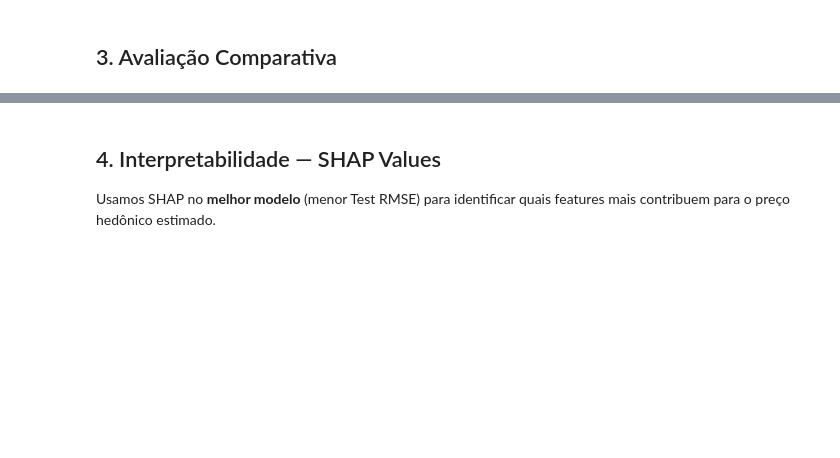
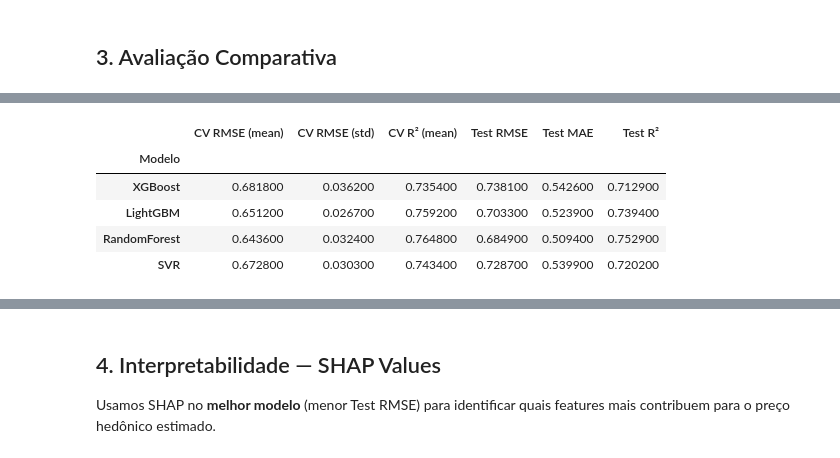
Before and after one commit to leticia-ribeirom/TP-CDAF, a Jupyter notebook: notebooks/etapa1_hedonic_model.ipynb, the cells around one changed output, grey strips where cells are left out. Cells and saved outputs as stored; diff of their text form; code cells hidden in the pictures; blank space fills up the shorter version.

```diff
--- a/notebooks/etapa1_hedonic_model.ipynb
+++ b/notebooks/etapa1_hedonic_model.ipynb
@@ -363,11 +387,20 @@ print(m)
 # %%
 # Tabela comparativa
 df_results = pd.DataFrame(results).set_index('Modelo')
 display(df_results.style.highlight_min(
-    subset=['CV RMSE (mean)', 'Test RMSE', 'Test MAE'], color='lightgreen'
+    subset=['CV RMSE (mean)', 'Test RMSE', 'Test MAE'],
+    props='background-color: lightgreen; color: black'
 ).highlight_max(
-    subset=['Test R²'], color='lightgreen'
+    subset=['Test R²'],
+    props='background-color: lightgreen; color: black'
 ))
+# %% [output]
+|  | CV RMSE (mean) | CV RMSE (std) | CV R² (mean) | Test RMSE | Test MAE | Test R² |
+| Modelo |  |  |  |  |  |  |
+| XGBoost | 0.681800 | 0.036200 | 0.735400 | 0.738100 | 0.542600 | 0.712900 |
+| LightGBM | 0.651200 | 0.026700 | 0.759200 | 0.703300 | 0.523900 | 0.739400 |
+| RandomForest | 0.643600 | 0.032400 | 0.764800 | 0.684900 | 0.509400 | 0.752900 |
+| SVR | 0.672800 | 0.030300 | 0.743400 | 0.728700 | 0.539900 | 0.720200 |
 # %%
 # Gráfico: Previsto vs Observado para cada modelo
 fig, axes = plt.subplots(2, 2, figsize=(12, 10))
```
Also changed, not shown: parts of 14 cells of this notebook.
